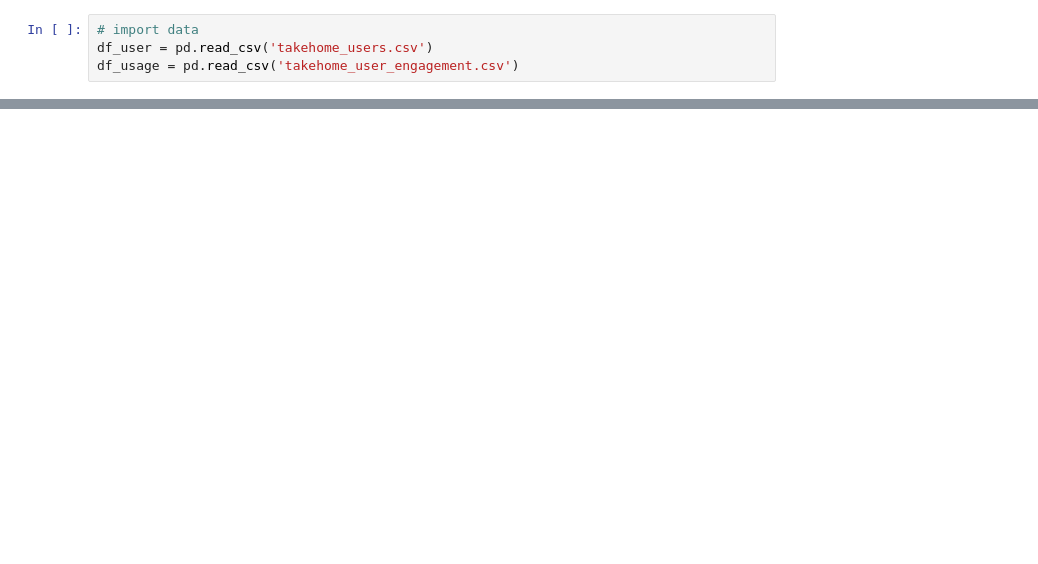
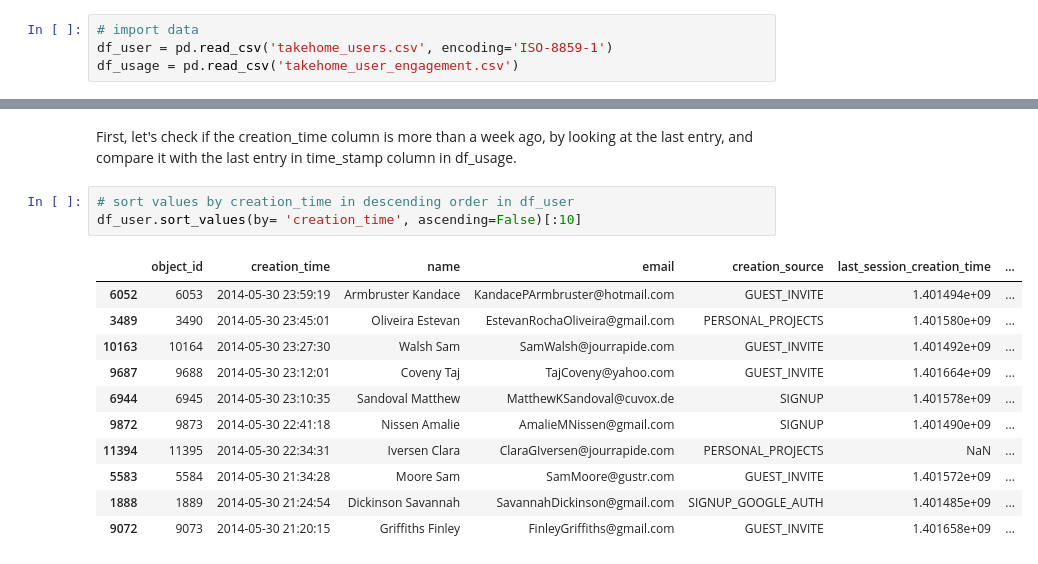
Before and after one commit to monikakrajnc/Take_Home_Challenge_2, a Jupyter notebook: Relax_code.ipynb, the cells around one changed output, grey strips where cells are left out. Cells and saved outputs as stored; diff of their text form; blank space fills up the shorter version.

```diff
--- a/Relax_code.ipynb
+++ b/Relax_code.ipynb
@@ -5,4 +17,4 @@ import numpy as np
 # %%
 # import data
-df_user = pd.read_csv('takehome_users.csv')
+df_user = pd.read_csv('takehome_users.csv', encoding='ISO-8859-1')
 df_usage = pd.read_csv('takehome_user_engagement.csv')
@@ -10,0 +145,17 @@ FileNotFoundError: [Errno 2] File b'takehome_users.csv' does not exist: b'takeho
+# %% [markdown]
+First, let's check if the creation_time column is more than a week ago, by looking at the last entry, and compare it with the last entry in time_stamp column in df_usage.
+# %%
+# sort values by creation_time in descending order in df_user
+df_user.sort_values(by= 'creation_time', ascending=False)[:10]
+# %% [output]
+|  | object_id | creation_time | name | email | creation_source | last_session_creation_time | ... |
+| 6052 | 6053 | 2014-05-30 23:59:19 | Armbruster Kandace | KandacePArmbruster@hotmail.com | GUEST_INVITE | 1.401494e+09 | ... |
+| 3489 | 3490 | 2014-05-30 23:45:01 | Oliveira Estevan | EstevanRochaOliveira@gmail.com | PERSONAL_PROJECTS | 1.401580e+09 | ... |
+| 10163 | 10164 | 2014-05-30 23:27:30 | Walsh Sam | SamWalsh@jourrapide.com | GUEST_INVITE | 1.401492e+09 | ... |
+| 9687 | 9688 | 2014-05-30 23:12:01 | Coveny Taj | TajCoveny@yahoo.com | GUEST_INVITE | 1.401664e+09 | ... |
+| 6944 | 6945 | 2014-05-30 23:10:35 | Sandoval Matthew | MatthewKSandoval@cuvox.de | SIGNUP | 1.401578e+09 | ... |
+| 9872 | 9873 | 2014-05-30 22:41:18 | Nissen Amalie | AmalieMNissen@gmail.com | SIGNUP | 1.401490e+09 | ... |
+| 11394 | 11395 | 2014-05-30 22:34:31 | Iversen Clara | ClaraGIversen@jourrapide.com | PERSONAL_PROJECTS | NaN | ... |
+| 5583 | 5584 | 2014-05-30 21:34:28 | Moore Sam | SamMoore@gustr.com | GUEST_INVITE | 1.401572e+09 | ... |
+| 1888 | 1889 | 2014-05-30 21:24:54 | Dickinson Savannah | SavannahDickinson@gmail.com | SIGNUP_GOOGLE_AUTH | 1.401485e+09 | ... |
+| 9072 | 9073 | 2014-05-30 21:20:15 | Griffiths Finley | FinleyGriffiths@gmail.com | GUEST_INVITE | 1.401658e+09 | ... |
```
Also changed, not shown: parts of 105 cells of this notebook.
